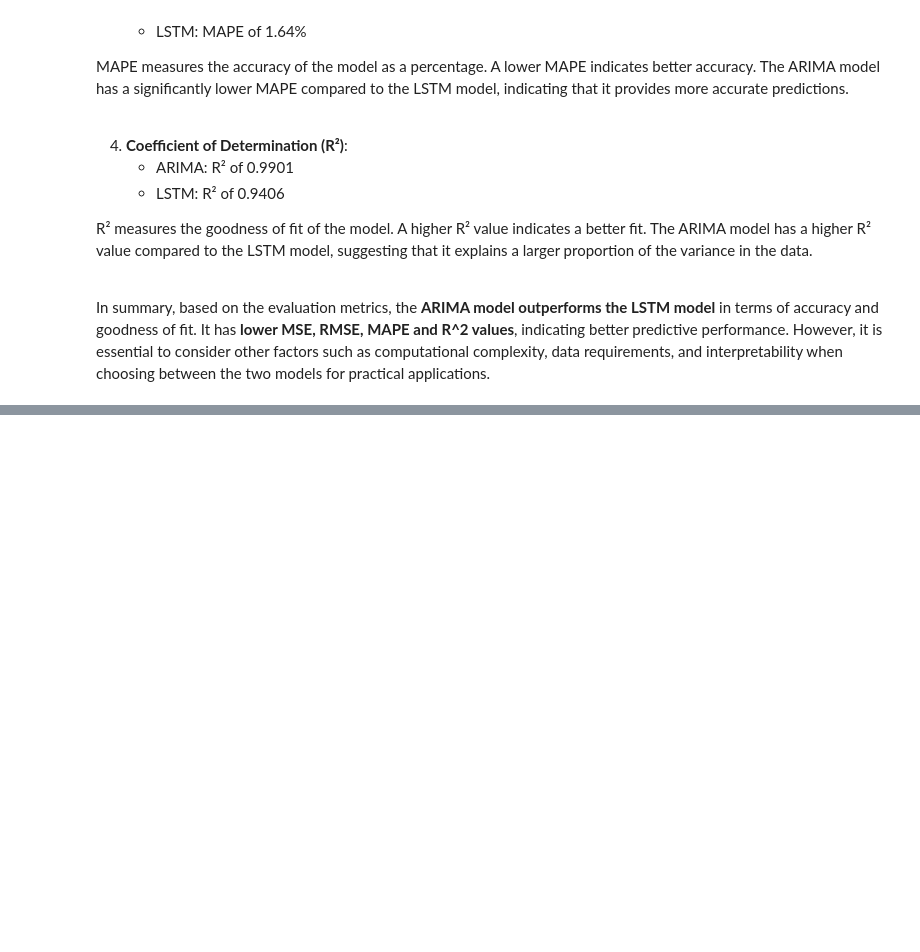
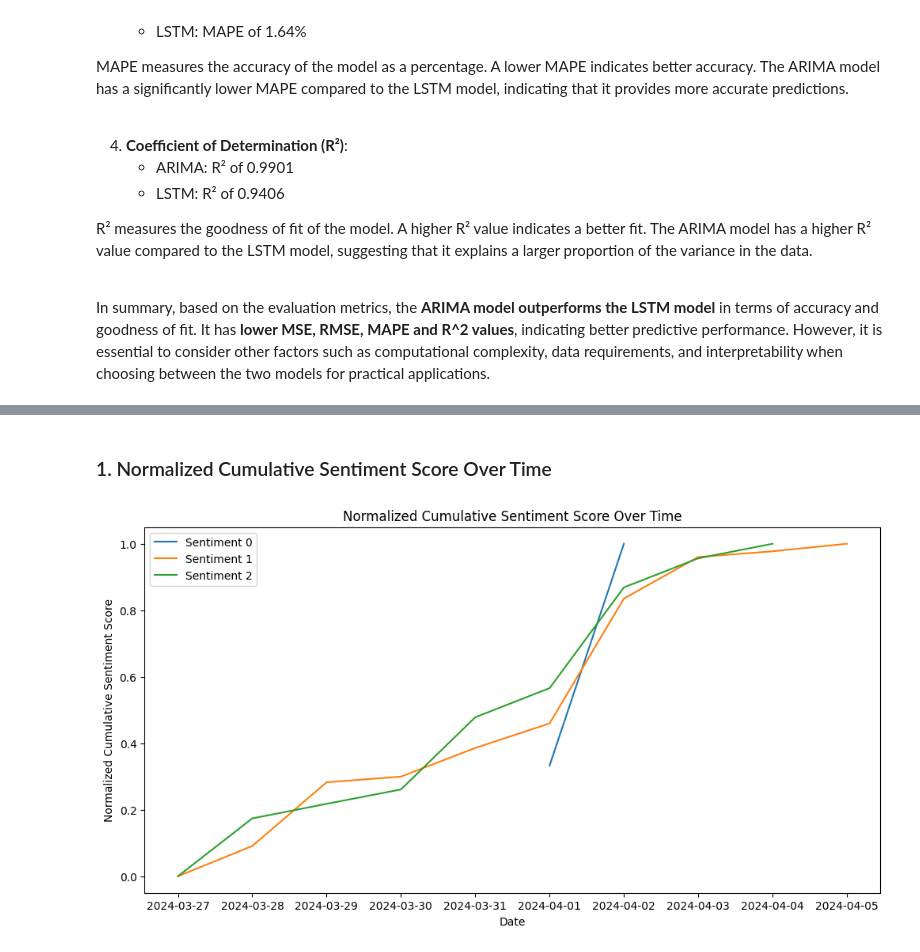
Before and after one commit to charltonxqh/SC1015-mini-project, a Jupyter notebook: overall_analysis.ipynb, the cells around one changed output, grey strips where cells are left out. Saved outputs shown, nothing was run; the diff lists cells and outputs as text; code cells hidden in the pictures; blank space fills up the shorter version.

Commit message:
complete overall analysis

```diff
--- a/overall_analysis.ipynb
+++ b/overall_analysis.ipynb
@@ -282,0 +295,54 @@ In summary, based on the evaluation metrics, the **ARIMA model outperforms the L
+# %% [markdown]
+### 1. Normalized Cumulative Sentiment Score Over Time
+# %%
+import pandas as pd
+
+df = pd.read_csv('datasets/cleaned_cmts_voo.csv')
+
+from transformers import pipeline
+
+model_name = "yiyanghkust/finbert-tone"
+sentiment_pipeline = pipeline("sentiment-analysis", model=model_name)
+
+# Function to classify sentiment of a single text
+def classify_sentiment(text):
+    result = sentiment_pipeline(text)[0]
+    # Update the sentiment label mapping based on the actual output of your model
+    sentiment_labels = {'Positive': 2, 'Neutral': 1, 'Negative': 0}
+    label = sentiment_labels.get(result['label'], -1)  # Default to -1 if label not found
+    score = result['score']
+    return label, score
+
+# Apply the sentiment analysis to each comment
+sentiment_results = df['body'].apply(lambda x: classify_sentiment(x[:512]))  # Limiting character count to 512
+
+# Create new columns for sentiment label and sentiment score
+df['sentiment_label'], df['sentiment_score'] = zip(*sentiment_results)
+
+import pandas as pd
+import matplotlib.pyplot as plt
+
+# Group by 'date' and 'sentiment_label', then calculate the cumulative sum
+grouped = df.groupby(['date', 'sentiment_label'])['sentiment_score'].sum().groupby(level=1).cumsum().reset_index()
+
+# Pivot the table
+pivot_df = grouped.pivot(index='date', columns='sentiment_label', values='sentiment_score')
+
+from sklearn.preprocessing import MinMaxScaler
+
+scaler = MinMaxScaler()
+scaled_scores = scaler.fit_transform(pivot_df)
+scaled_scores_df = pd.DataFrame(scaled_scores, columns=pivot_df.columns, index=pivot_df.index)
+
+# Now plot the scaled scores
+plt.figure(figsize=(12, 6))
+for sentiment_label in scaled_scores_df.columns:
+    plt.plot(scaled_scores_df.index, scaled_scores_df[sentiment_label], label=f'Sentiment {sentiment_label}')
+
+plt.xlabel('Date')
+plt.ylabel('Normalized Cumulative Sentiment Score')
+plt.title('Normalized Cumulative Sentiment Score Over Time')
+plt.legend()
+plt.show()
+# %% [output]
+[figure, added]
```
Also changed, not shown: parts of 6 cells of this notebook, 1 other file.
